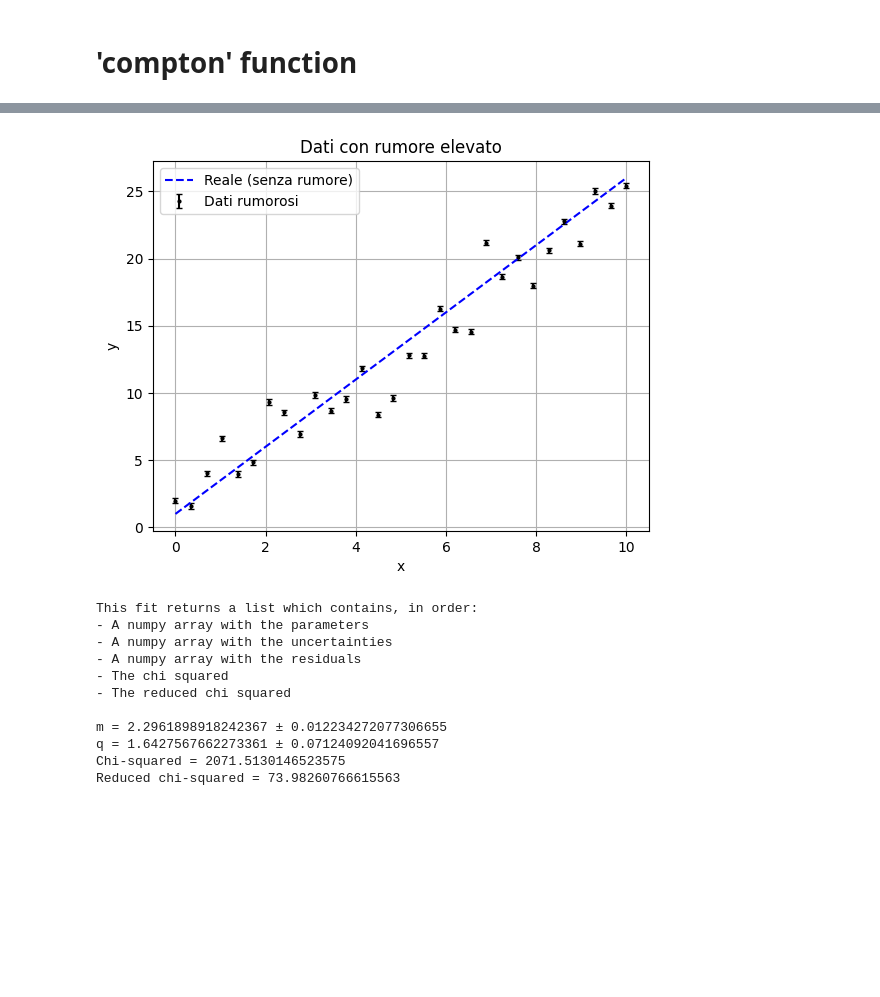
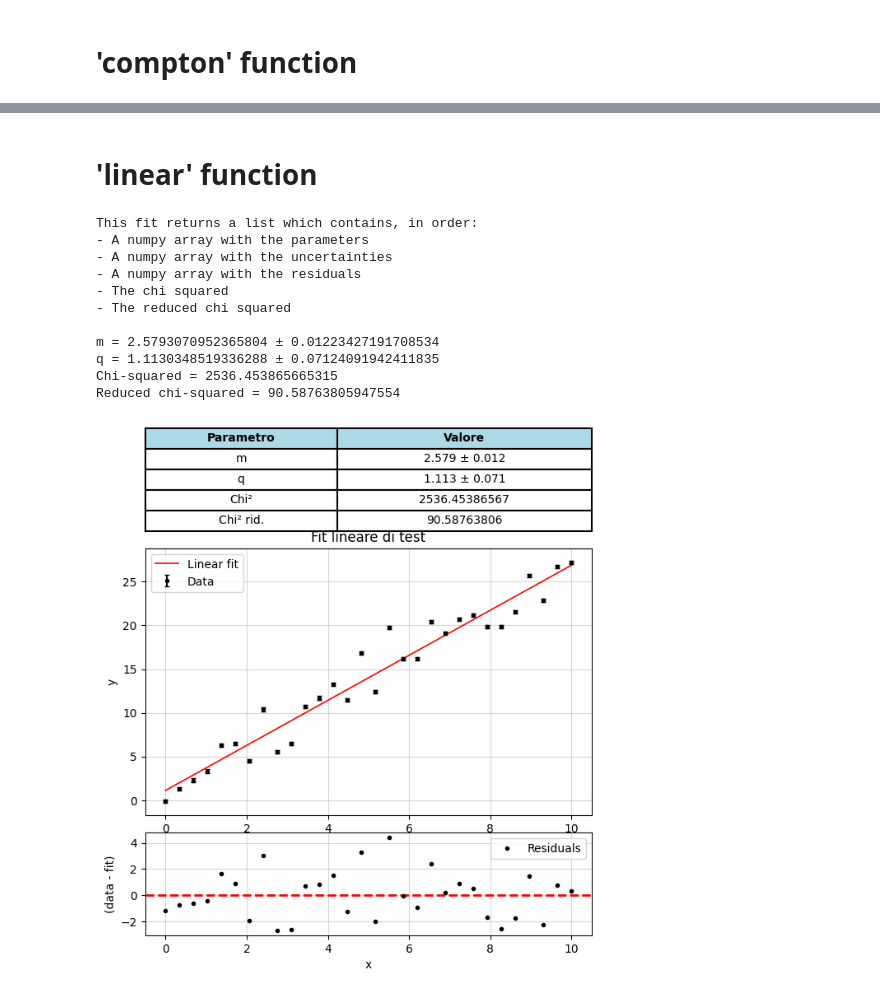
Before and after one commit to b3n3d3tt4/basics, a Jupyter notebook: bfexamples.ipynb, the cells around one changed output, grey strips where cells are left out. Saved outputs shown, nothing was run; the diff lists cells and outputs as text; code cells hidden in the pictures; blank space fills up the shorter version.

Commit message:
modificato plot compton e normal, aggiunte e sistemate prove ipynb

```diff
--- a/bfexamples.ipynb
+++ b/bfexamples.ipynb
@@ -60,44 +78,31 @@ Integrale dell'istogramma nel range [451.8713463488715, 552.2067749896205] = 203
+# %% [markdown]
+# 'linear' function
 # %%
-# PROVA DELLA FUNZIONE DI FIT LINEARE
-# Semina per riproducibilità
-np.random.seed(42)
-
-# Parametri della retta
+# Parameters
 m_true = 2.5
 q_true = 1.0
 
-# Generazione dei dati
+# Data generation with high noise level
 x = np.linspace(0, 10, 30)
 y_clean = m_true * x + q_true
-rumore = np.random.normal(0, 2.0, size=x.size)  # Rumore più forte (sigma=2.0)
+rumore = np.random.normal(0, 2.0, size=x.size)
 y = y_clean + rumore
+# Errori fittizi (sy) per simulare incertezza nella misura
+sy = np.full_like(x, 0.2) # constant y error
+sx = np.zeros_like(x)     # no x error
 
-# Errori fittizi (sy) per simulare incertezza nella misura
-sy = np.full_like(x, 0.2) #Incertezza costante pari a 2
-sx = np.zeros_like(x)     # Nessun errore in x
-
-# Plot veloce
-plt.errorbar(x, y, yerr=sy, fmt='o', color='black', label='Dati rumorosi', markersize=2, capsize=2)
-plt.plot(x, y_clean, '--', label='Reale (senza rumore)', color='blue')
-plt.xlabel("x")
-plt.ylabel("y")
-plt.title("Dati con rumore elevato")
-plt.grid(True)
-plt.legend()
-plt.show()
-
-# Fit usando la tua funzione
-prova_linear = bf.linear(x, y, sx=sx, sy=sy, xlabel="x", ylabel="y", titolo="Fit lineare di test", plot=True)
+# Test of the linear fit function
+ex_linear = bf.linear(x, y, sx=sx, sy=sy, xlabel="x", ylabel="y", titolo="Fit lineare di test", plot=True)
 # %% [output]
+This fit returns a list which contains, in order:
+- A numpy array with the parameters
+- A numpy array with the uncertainties
+- A numpy array with the residuals
+- The chi squared
+- The reduced chi squared
+
+m = 2.5793070952365804 ± 0.01223427191708534
+q = 1.1130348519336288 ± 0.07124091942411835
+Chi-squared = 2536.453865665315
+Reduced chi-squared = 90.58763805947554
-[figure, old version]
+[figure, new version]
-This fit returns a list which contains, in order:
-- A numpy array with the parameters
-- A numpy array with the uncertainties
-- A numpy array with the residuals
-- The chi squared
-- The reduced chi squared
-
-m = 2.2961898918242367 ± 0.012234272077306655
-q = 1.6427567662273361 ± 0.07124092041696557
-Chi-squared = 2071.5130146523575
-Reduced chi-squared = 73.98260766615563
```
Also changed, not shown: parts of 12 cells of this notebook, 1 other file.
